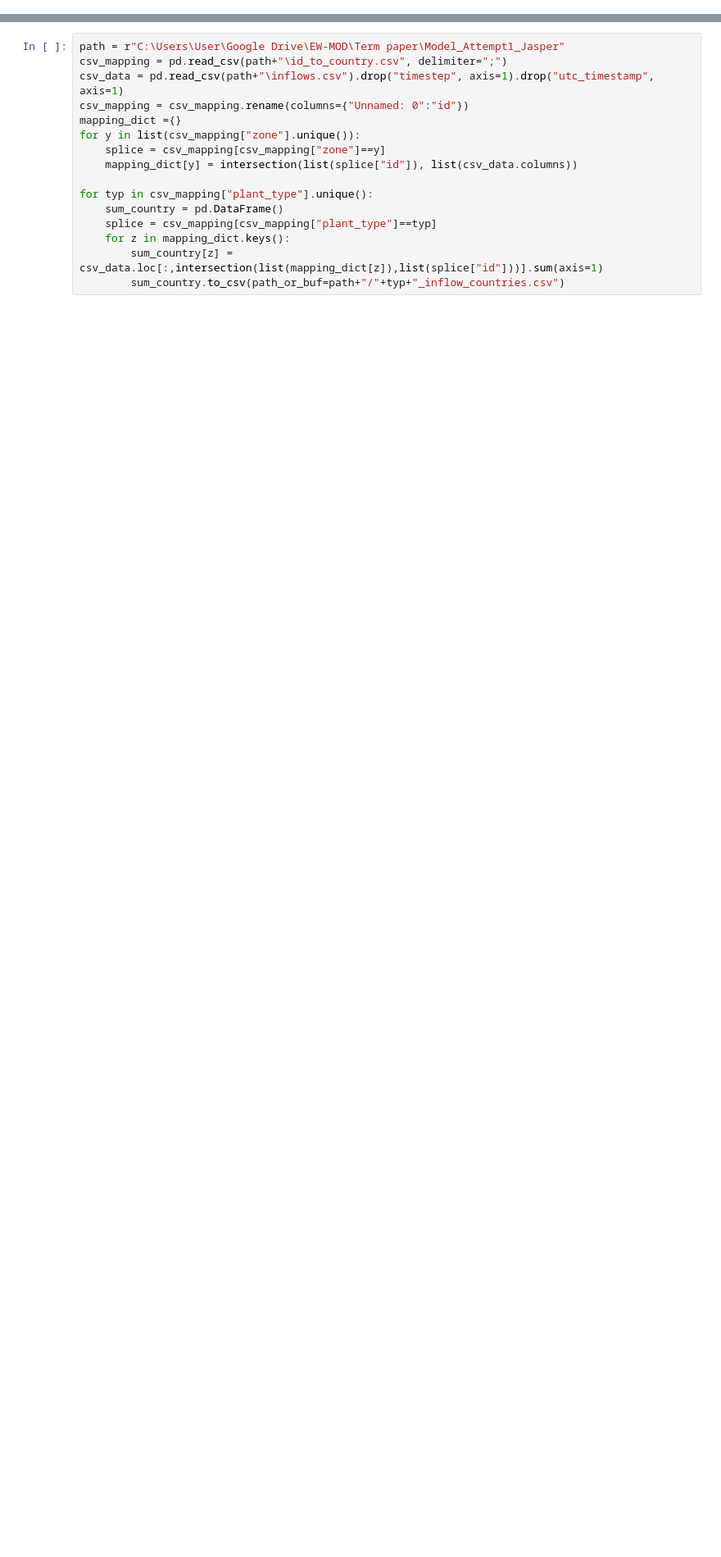
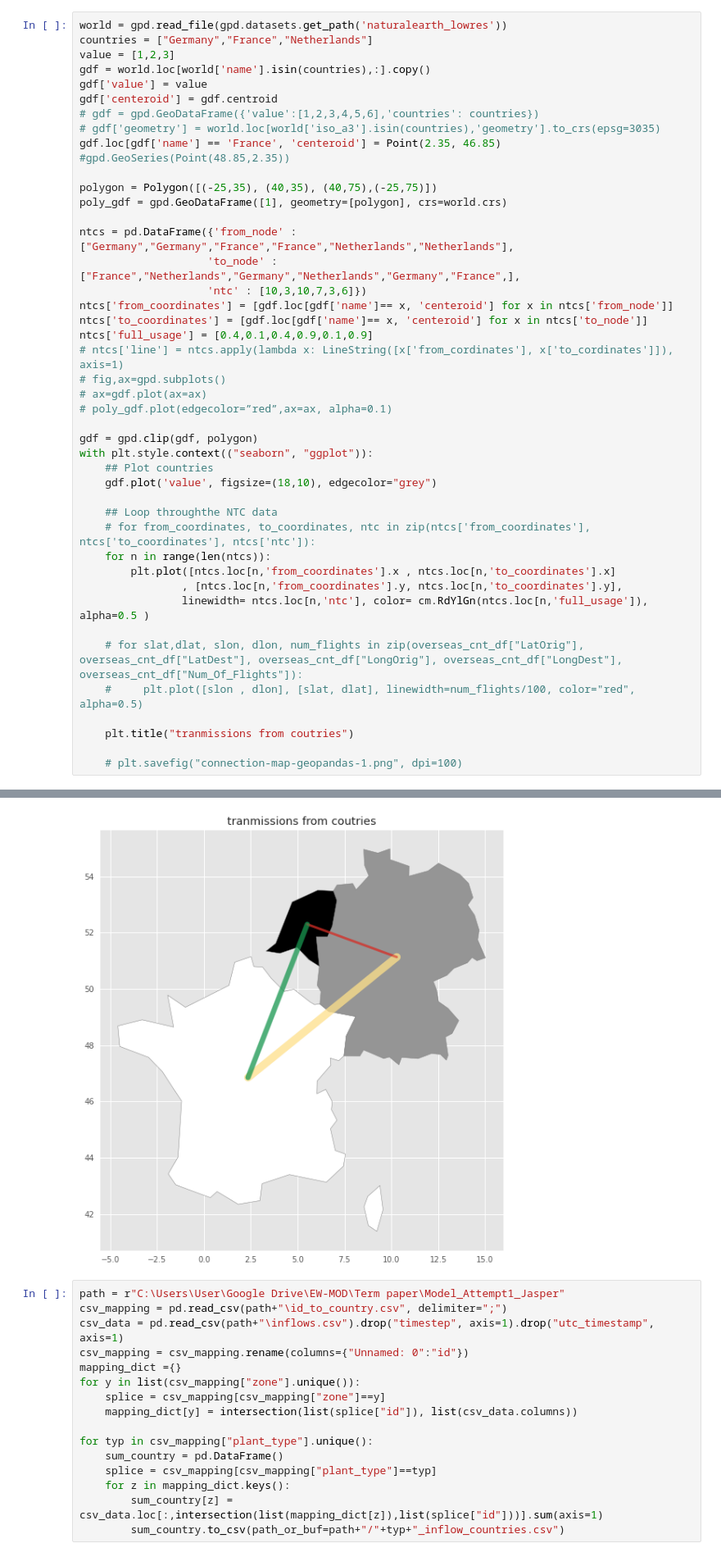
Before and after one commit to yash-virani/Term-Paper, a Jupyter notebook: Python_helper.ipynb, the cells around one changed output, grey strips where cells are left out. Shown: that part at 82% size. Saved outputs shown, nothing was run; the diff lists cells and outputs as text; blank space fills up the shorter version.

```diff
--- a/Python_helper.ipynb
+++ b/Python_helper.ipynb
@@ -8,0 +21,44 @@ ModuleNotFoundError: No module named 'geopandas'
+# %%
+world = gpd.read_file(gpd.datasets.get_path('naturalearth_lowres'))
+countries = ["Germany","France","Netherlands"]
+value = [1,2,3]
+gdf = world.loc[world['name'].isin(countries),:].copy()
+gdf['value'] = value
+gdf['centeroid'] = gdf.centroid
+# gdf = gpd.GeoDataFrame({'value':[1,2,3,4,5,6],'countries': countries})
+# gdf['geometry'] = world.loc[world['iso_a3'].isin(countries),'geometry'].to_crs(epsg=3035)
+gdf.loc[gdf['name'] == 'France', 'centeroid'] = Point(2.35, 46.85) #gpd.GeoSeries(Point(48.85,2.35))
+
+polygon = Polygon([(-25,35), (40,35), (40,75),(-25,75)])
+poly_gdf = gpd.GeoDataFrame([1], geometry=[polygon], crs=world.crs)
+
+ntcs = pd.DataFrame({'from_node' : ["Germany","Germany","France","France","Netherlands","Netherlands"],
+                    'to_node' : ["France","Netherlands","Germany","Netherlands","Germany","France",],
+                    'ntc' : [10,3,10,7,3,6]})
+ntcs['from_coordinates'] = [gdf.loc[gdf['name']== x, 'centeroid'] for x in ntcs['from_node']]
+ntcs['to_coordinates'] = [gdf.loc[gdf['name']== x, 'centeroid'] for x in ntcs['to_node']]
+ntcs['full_usage'] = [0.4,0.1,0.4,0.9,0.1,0.9]
+# ntcs['line'] = ntcs.apply(lambda x: LineString([x['from_cordinates'], x['to_cordinates']]), axis=1)
+# fig,ax=gpd.subplots()
+# ax=gdf.plot(ax=ax)
+# poly_gdf.plot(edgecolor=”red”,ax=ax, alpha=0.1)
+
+gdf = gpd.clip(gdf, polygon)
+with plt.style.context(("seaborn", "ggplot")):
+    ## Plot countries
+    gdf.plot('value', figsize=(18,10), edgecolor="grey")
+
+    ## Loop throughthe NTC data
+    # for from_coordinates, to_coordinates, ntc in zip(ntcs['from_coordinates'], ntcs['to_coordinates'], ntcs['ntc']):
+    for n in range(len(ntcs)):
+        plt.plot([ntcs.loc[n,'from_coordinates'].x , ntcs.loc[n,'to_coordinates'].x]
+                , [ntcs.loc[n,'from_coordinates'].y, ntcs.loc[n,'to_coordinates'].y],
+                linewidth= ntcs.loc[n,'ntc'], color= cm.RdYlGn(ntcs.loc[n,'full_usage']), alpha=0.5 )
+
+    # for slat,dlat, slon, dlon, num_flights in zip(overseas_cnt_df["LatOrig"], overseas_cnt_df["LatDest"], overseas_cnt_df["LongOrig"], overseas_cnt_df["LongDest"], overseas_cnt_df["Num_Of_Flights"]):
+    #     plt.plot([slon , dlon], [slat, dlat], linewidth=num_flights/100, color="red", alpha=0.5)
+
+    plt.title("tranmissions from coutries")
+
+    # plt.savefig("connection-map-geopandas-1.png", dpi=100)
+# %% [output]
@@ -9,3 +66,4 @@ ModuleNotFoundError: No module named 'geopandas'
+[figure, added]
 # %%
 path = r"C:\Users\User\Google Drive\EW-MOD\Term paper\Model_Attempt1_Jasper"
 csv_mapping = pd.read_csv(path+"\id_to_country.csv", delimiter=";")
```
Also changed, not shown: parts of 4 cells of this notebook.
